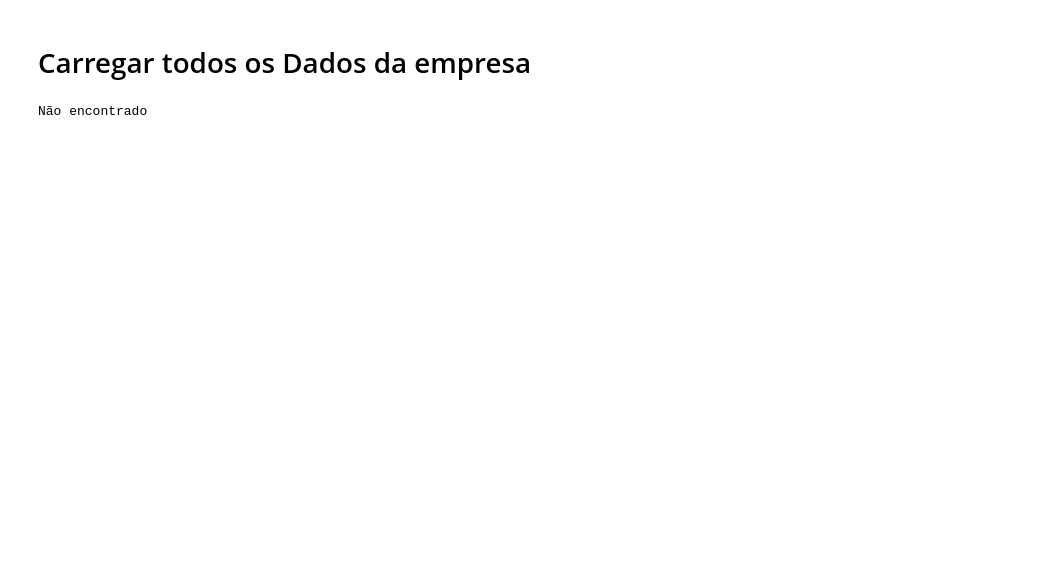
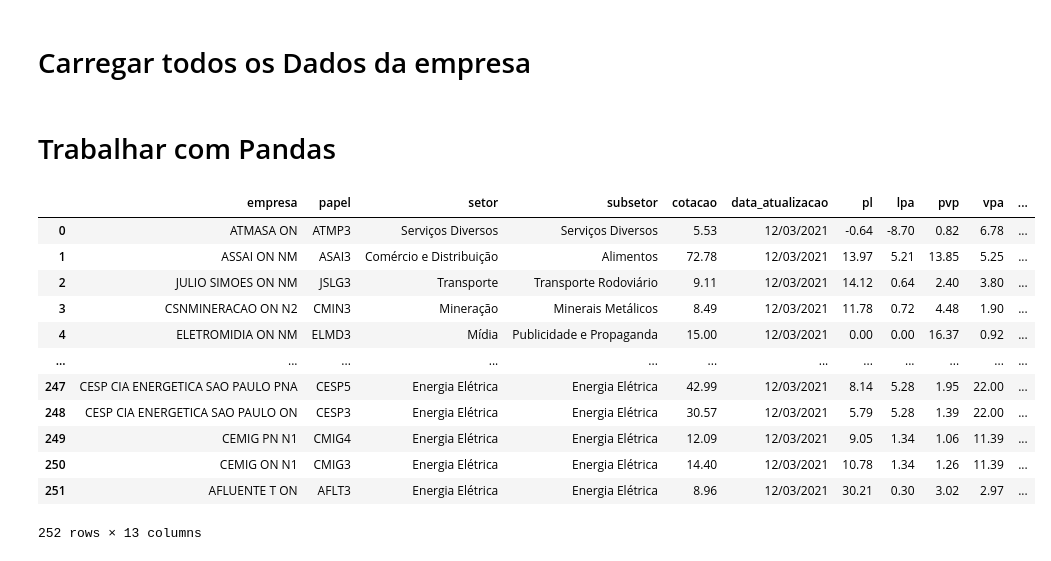
Before and after one commit to jesiqueira/Web_Scraping_Acoes, a Jupyter notebook: Web_Scraping_Acoes.ipynb, the cells around one changed output. Drawn from its saved outputs; the diff is of its cells as text; code cells hidden in the pictures; blank space fills up the shorter version.

Commit message:
Visualizar dados com Pandas

```diff
--- a/Web_Scraping_Acoes.ipynb
+++ b/Web_Scraping_Acoes.ipynb
@@ -260,38 +260,30 @@ for setores in dados_empresa.keys():
     resultado_dic = {}
 
     try:
-      resultado_dic['setor'] = setores
       resultado_dic['empresa'] = soup.table.find_all('td')[9].get_text()
       resultado_dic['papel'] = papel
+      resultado_dic['setor'] = soup.table.find_all('td', {'class', 'data'})[6].get_text()
+      resultado_dic['subsetor'] = soup.table.find_all('td', {'class', 'data'})[8].get_text()
+      resultado_dic['cotacao'] = float(soup.table.find('td', {'class':'data destaque w3'}).find('span').get_text().replace(',','.'))
+      resultado_dic['data_atualizacao'] = soup.table.find_all('td', {'class', 'data'})[3].get_text()
+      resultado_dic['pl'] = float(soup.table.find_next_sibling().find_next_sibling().find_all('td', {'class', 'data w2'})[0].get_text().replace('%','').replace('.','').replace(',','.'))
+      resultado_dic['lpa'] = float(soup.table.find_next_sibling().find_next_sibling().find_all('td', {'class', 'data w2'})[1].get_text().replace(',','.'))
+      resultado_dic['pvp'] = float(soup.table.find_next_sibling().find_next_sibling().find_all('td', {'class', 'data w2'})[2].get_text().replace(',','.'))
+      resultado_dic['vpa'] = float(soup.table.find_next_sibling().find_next_sibling().find_all('td', {'class', 'data w2'})[3].get_text().replace('.','').replace(',','.'))
+      resultado_dic['ebita'] = float(soup.table.find_next_sibling().find_next_sibling().find_all('td', {'class', 'data w2'})[4].get_text().replace('\n', '').replace('-','0').replace('.','').replace(',','.'))
+      resultado_dic['margin bruta'] = soup.table.find_next_sibling().find_next_sibling().find_all('td', {'class', 'data'})[8].get_text().replace('\n', '').replace(',','.')
+      resultado_dic['dy'] = soup.table.find_next_sibling().find_next_sibling().find_all('td', {'class', 'data'})[22].get_text().replace(',','.')
 
       resultado_lista.append(resultado_dic)
 
     except AttributeError:
-      print('papel não encontrado: ', papel)
+      # print('papel não encontrado: ', papel)
+      pass
     except IndexError:
-      print('estourou o array')
+      pass
 # %%
 lista_ativos = ['ASAI3', 'JSLG3', 'ORVR3', 'NTCO3F', 'ELMD3']
-# %%
-for lista in lista_ativos:
-   url_fundamentos = "https://fundamentus.com.br/detalhes.php?papel="+lista
-   hdr = {'User-Agent': 'Mozilla/5.0'}
-   req = Request(url_fundamentos, headers=hdr)
-   response_fundamentos = urlopen(req)
-   html_fundamentos = response_fundamentos.read()
-
-   soup = BeautifulSoup(html_fundamentos, 'html.parser')
-   resultado_dic = {}
-   try:
-     resultado_dic['setor'] = setores
-     resultado_dic['empresa'] = soup.table.find_all('td')[9].get_text()
-     resultado_dic['papel'] = papel
-
-     resultado_lista.append(resultado_dic)
-
-   except AttributeError:
-      print('Não encontrado')
-# %% [output]
-Não encontrado
 # %%
 resultado_lista
+# %% [markdown]
+# Trabalhar com Pandas
@@ -297,0 +292,18 @@ resultado_lista
+# %%
+resultado_df = pd.DataFrame(resultado_lista)
+# %%
+resultado_df
+# %% [output]
+|  | empresa | papel | setor | subsetor | cotacao | data_atualizacao | pl | lpa | pvp | vpa | ... |
+| 0 | ATMASA ON | ATMP3 | Serviços Diversos | Serviços Diversos | 5.53 | 12/03/2021 | -0.64 | -8.70 | 0.82 | 6.78 | ... |
+| 1 | ASSAI ON NM | ASAI3 | Comércio e Distribuição | Alimentos | 72.78 | 12/03/2021 | 13.97 | 5.21 | 13.85 | 5.25 | ... |
+| 2 | JULIO SIMOES ON NM | JSLG3 | Transporte | Transporte Rodoviário | 9.11 | 12/03/2021 | 14.12 | 0.64 | 2.40 | 3.80 | ... |
+| 3 | CSNMINERACAO ON N2 | CMIN3 | Mineração | Minerais Metálicos | 8.49 | 12/03/2021 | 11.78 | 0.72 | 4.48 | 1.90 | ... |
+| 4 | ELETROMIDIA ON NM | ELMD3 | Mídia | Publicidade e Propaganda | 15.00 | 12/03/2021 | 0.00 | 0.00 | 16.37 | 0.92 | ... |
+| ... | ... | ... | ... | ... | ... | ... | ... | ... | ... | ... | ... |
+| 247 | CESP CIA ENERGETICA SAO PAULO PNA | CESP5 | Energia Elétrica | Energia Elétrica | 42.99 | 12/03/2021 | 8.14 | 5.28 | 1.95 | 22.00 | ... |
+| 248 | CESP CIA ENERGETICA SAO PAULO ON | CESP3 | Energia Elétrica | Energia Elétrica | 30.57 | 12/03/2021 | 5.79 | 5.28 | 1.39 | 22.00 | ... |
+| 249 | CEMIG PN N1 | CMIG4 | Energia Elétrica | Energia Elétrica | 12.09 | 12/03/2021 | 9.05 | 1.34 | 1.06 | 11.39 | ... |
+| 250 | CEMIG ON N1 | CMIG3 | Energia Elétrica | Energia Elétrica | 14.40 | 12/03/2021 | 10.78 | 1.34 | 1.26 | 11.39 | ... |
+| 251 | AFLUENTE T ON | AFLT3 | Energia Elétrica | Energia Elétrica | 8.96 | 12/03/2021 | 30.21 | 0.30 | 3.02 | 2.97 | ... |
+252 rows × 13 columns
```
Also changed, not shown: parts of 8 cells of this notebook.
